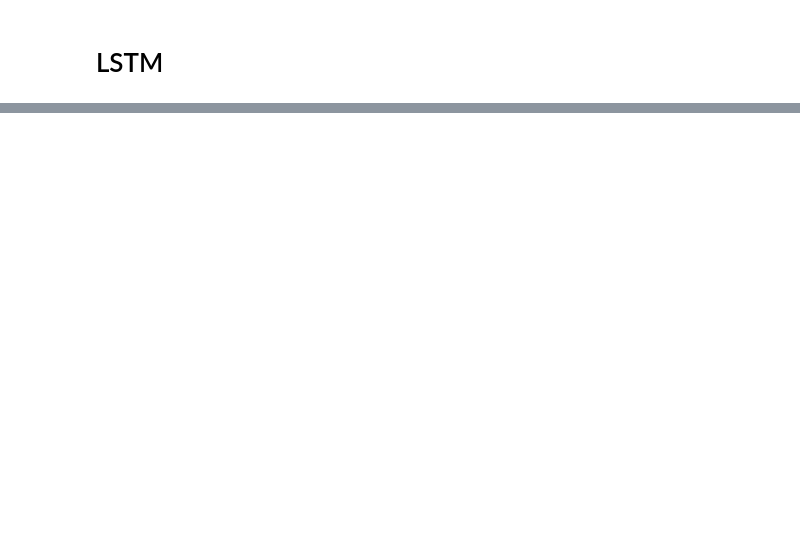
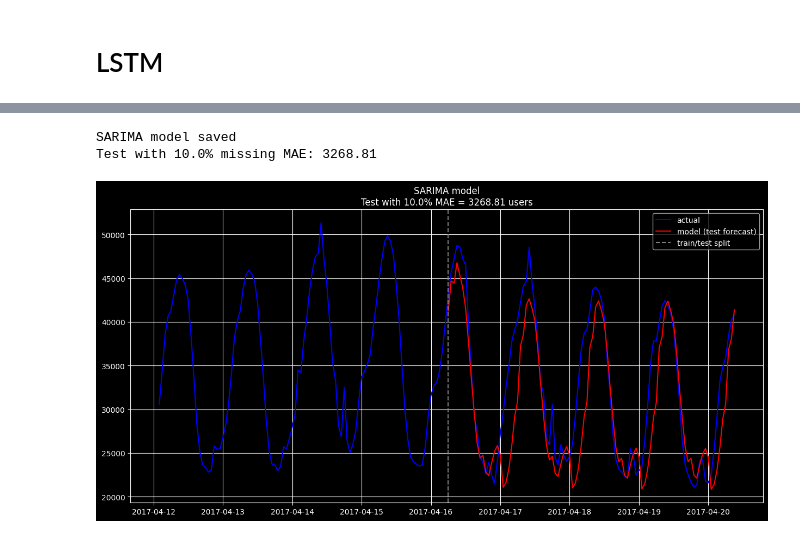
Before and after one commit to EmilBBbbbbbb/ARIMA_vs_LSTM, a Jupyter notebook: ARIMA_vs_LSTM.ipynb, the cells around one changed output, grey strips where cells are left out. Cells and saved outputs as stored; diff of their text form; code cells hidden in the pictures; blank space fills up the shorter version.

```diff
--- a/ARIMA_vs_LSTM.ipynb
+++ b/ARIMA_vs_LSTM.ipynb
@@ -558,0 +640,6 @@ plt.show()
+# %%
+sarima_pipline(data_train_missing_10, missing_percent=0.1)
+# %% [output]
+SARIMA model saved
+Test with 10.0% missing MAE: 3268.81
+[figure, added]
```
Also changed, not shown: parts of 41 cells of this notebook.
